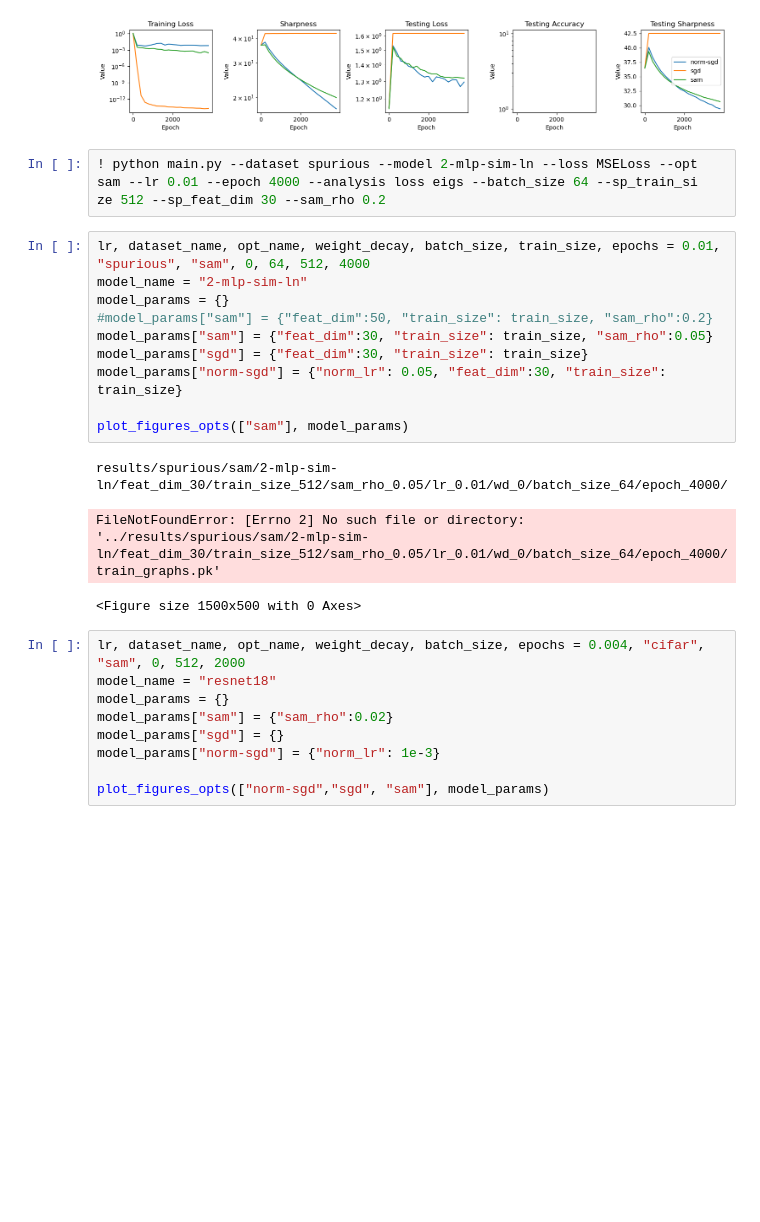
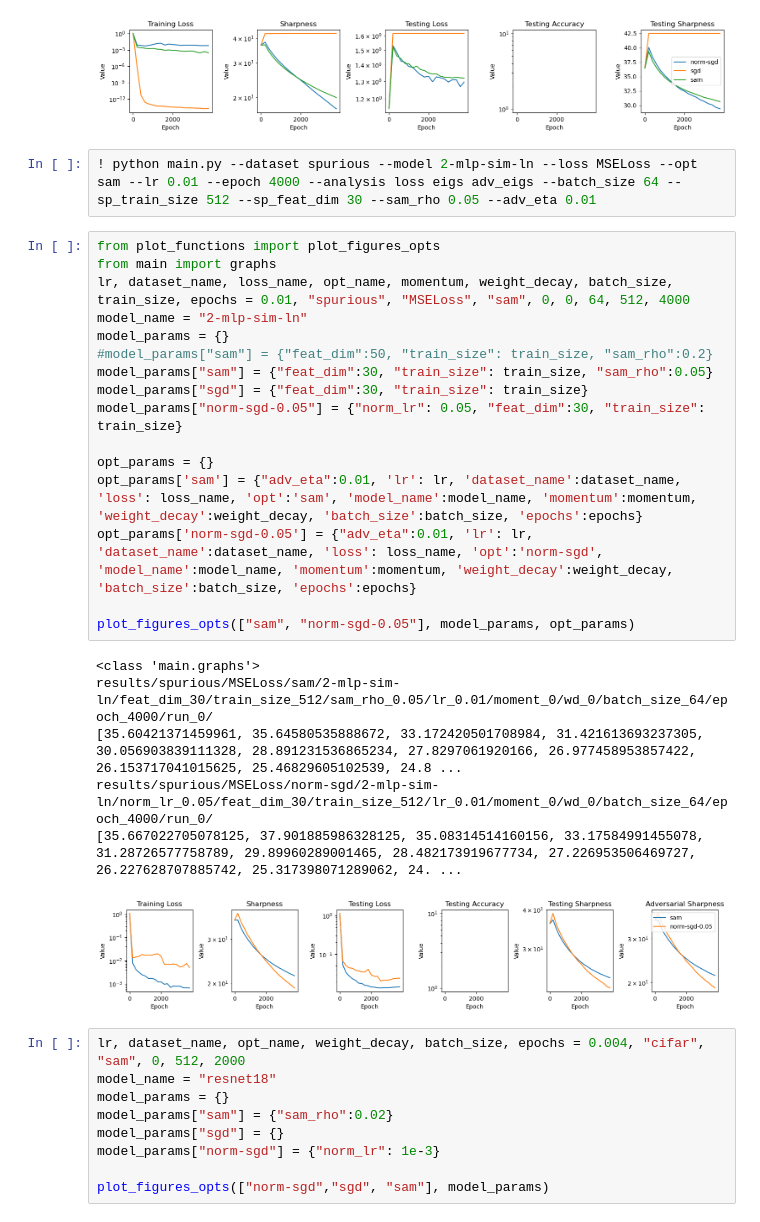
Before and after one commit to lucmonl/mlopt, a Jupyter notebook: notebook/sharpness-generalization.ipynb, the cells around one changed output. Drawn from its saved outputs; the diff is of its cells as text; blank space fills up the shorter version.

```diff
--- a/notebook/sharpness-generalization.ipynb
+++ b/notebook/sharpness-generalization.ipynb
@@ -384,22 +384,30 @@ results/spurious/sam/2-mlp-sim-ln/feat_dim_50/train_size_128/sam_rho_0.05/lr_0.0
 [36.43098449707031, 39.35247802734375, 37.59298324584961, 36.49016189575195, 35.587650299072266, 34.87364196777344, 34.27824401855469, 33.83390426635742, 33.3720703125, 33.01396179199219, 32.676181793 ...
 [figure]
 # %%
-! python main.py --dataset spurious --model 2-mlp-sim-ln --loss MSELoss --opt sam --lr 0.01 --epoch 4000 --analysis loss eigs --batch_size 64 --sp_train_si
-ze 512 --sp_feat_dim 30 --sam_rho 0.2
+! python main.py --dataset spurious --model 2-mlp-sim-ln --loss MSELoss --opt sam --lr 0.01 --epoch 4000 --analysis loss eigs adv_eigs --batch_size 64 --sp_train_size 512 --sp_feat_dim 30 --sam_rho 0.05 --adv_eta 0.01
 # %%
-lr, dataset_name, opt_name, weight_decay, batch_size, train_size, epochs = 0.01, "spurious", "sam", 0, 64, 512, 4000
+from plot_functions import plot_figures_opts
+from main import graphs
+lr, dataset_name, loss_name, opt_name, momentum, weight_decay, batch_size, train_size, epochs = 0.01, "spurious", "MSELoss", "sam", 0, 0, 64, 512, 4000
 model_name = "2-mlp-sim-ln"
 model_params = {}
 #model_params["sam"] = {"feat_dim":50, "train_size": train_size, "sam_rho":0.2}
 model_params["sam"] = {"feat_dim":30, "train_size": train_size, "sam_rho":0.05}
 model_params["sgd"] = {"feat_dim":30, "train_size": train_size}
-model_params["norm-sgd"] = {"norm_lr": 0.05, "feat_dim":30, "train_size": train_size}
+model_params["norm-sgd-0.05"] = {"norm_lr": 0.05, "feat_dim":30, "train_size": train_size}
 
-plot_figures_opts(["sam"], model_params)
+opt_params = {}
+opt_params['sam'] = {"adv_eta":0.01, 'lr': lr, 'dataset_name':dataset_name, 'loss': loss_name, 'opt':'sam', 'model_name':model_name, 'momentum':momentum, 'weight_decay':weight_decay, 'batch_size':batch_size, 'epochs':epochs}
+opt_params['norm-sgd-0.05'] = {"adv_eta":0.01, 'lr': lr, 'dataset_name':dataset_name, 'loss': loss_name, 'opt':'norm-sgd', 'model_name':model_name, 'momentum':momentum, 'weight_decay':weight_decay, 'batch_size':batch_size, 'epochs':epochs}
+
+plot_figures_opts(["sam", "norm-sgd-0.05"], model_params, opt_params)
 # %% [output]
-results/spurious/sam/2-mlp-sim-ln/feat_dim_30/train_size_512/sam_rho_0.05/lr_0.01/wd_0/batch_size_64/epoch_4000/
+<class 'main.graphs'>
+results/spurious/MSELoss/sam/2-mlp-sim-ln/feat_dim_30/train_size_512/sam_rho_0.05/lr_0.01/moment_0/wd_0/batch_size_64/epoch_4000/run_0/
+[35.60421371459961, 35.64580535888672, 33.172420501708984, 31.421613693237305, 30.056903839111328, 28.891231536865234, 27.8297061920166, 26.977458953857422, 26.153717041015625, 25.46829605102539, 24.8 ...
+results/spurious/MSELoss/norm-sgd/2-mlp-sim-ln/norm_lr_0.05/feat_dim_30/train_size_512/lr_0.01/moment_0/wd_0/batch_size_64/epoch_4000/run_0/
+[35.667022705078125, 37.901885986328125, 35.08314514160156, 33.17584991455078, 31.28726577758789, 29.89960289001465, 28.482173919677734, 27.226953506469727, 26.227628707885742, 25.317398071289062, 24. ...
-FileNotFoundError: [Errno 2] No such file or directory: '../results/spurious/sam/2-mlp-sim-ln/feat_dim_30/train_size_512/sam_rho_0.05/lr_0.01/wd_0/batch_size_64/epoch_4000/train_graphs.pk'
-<Figure size 1500x500 with 0 Axes>
+[figure, added]
 # %%
 lr, dataset_name, opt_name, weight_decay, batch_size, epochs = 0.004, "cifar", "sam", 0, 512, 2000
 model_name = "resnet18"
```
Also changed, not shown: parts of 2 cells of this notebook, 3 other files.
